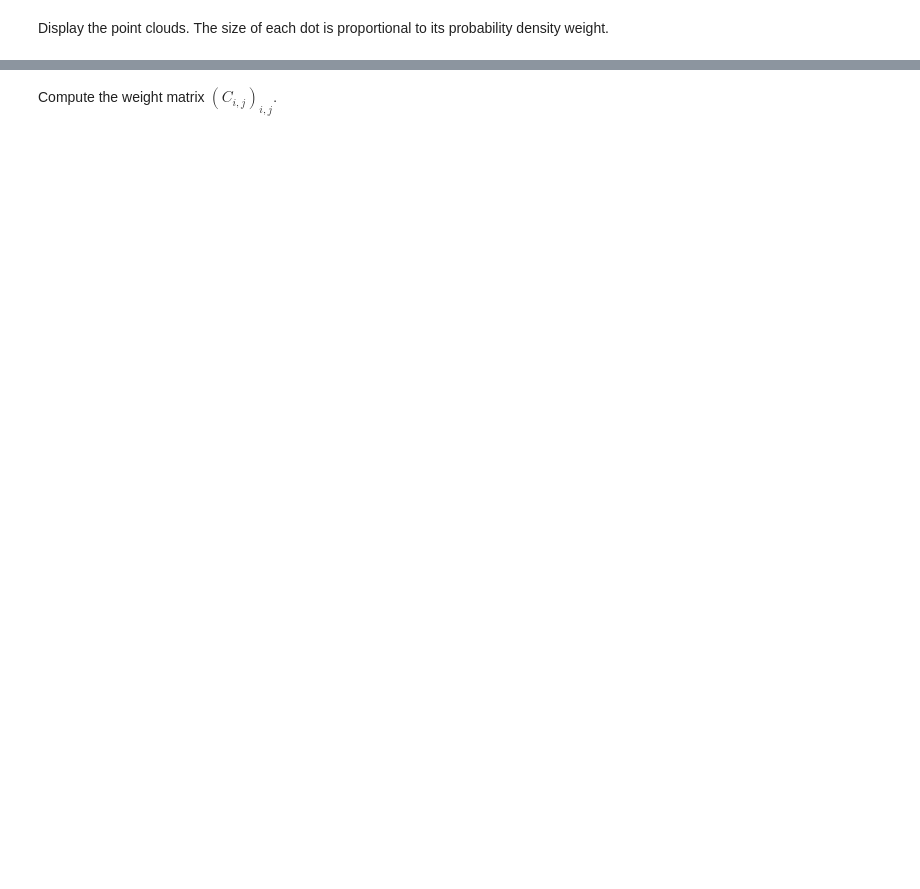
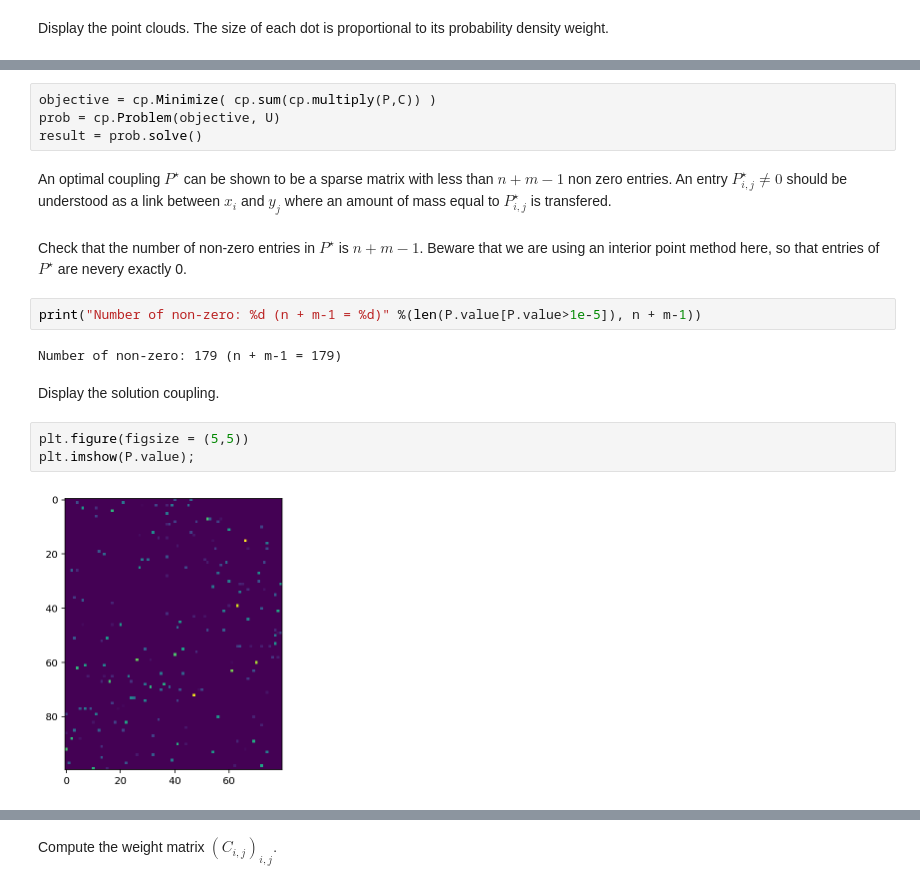
Before and after one commit to ManifoldFR/mva-optimaltransport, a Jupyter notebook: numericaltours/optimaltransp_1_linprog.ipynb, the cells around one changed output, grey strips where cells are left out. Drawn from its saved outputs; the diff is of its cells as text; blank space fills up the shorter version.

```diff
--- a/numericaltours/optimaltransp_1_linprog.ipynb
+++ b/numericaltours/optimaltransp_1_linprog.ipynb
@@ -209,0 +159,22 @@ plt.show()
+# %%
+objective = cp.Minimize( cp.sum(cp.multiply(P,C)) )
+prob = cp.Problem(objective, U)
+result = prob.solve()
+# %% [markdown]
+An optimal coupling $P^\star$ can be shown to be a sparse matrix
+with less than $n+m-1$ non zero entries. An entry $P_{i,j}^\star \neq 0$
+should be understood as a link between $x_{i}$
+and $y_{j}$ where an amount of mass equal to $P_{i,j}^\star$ is transfered.
+# %% [markdown]
+Check that the number of non-zero entries in $P^\star$ is $n+m-1$. Beware that we are using an interior point method here, so that entries of $P^\star$ are nevery exactly 0.
+# %%
+print("Number of non-zero: %d (n + m-1 = %d)" %(len(P.value[P.value>1e-5]), n + m-1))
+# %% [output]
+Number of non-zero: 179 (n + m-1 = 179)
+# %% [markdown]
+Display the solution coupling.
+# %%
+plt.figure(figsize = (5,5))
+plt.imshow(P.value);
+# %% [output]
+[figure, added]
```
Also changed, not shown: parts of 73 cells of this notebook, 5 other files.
